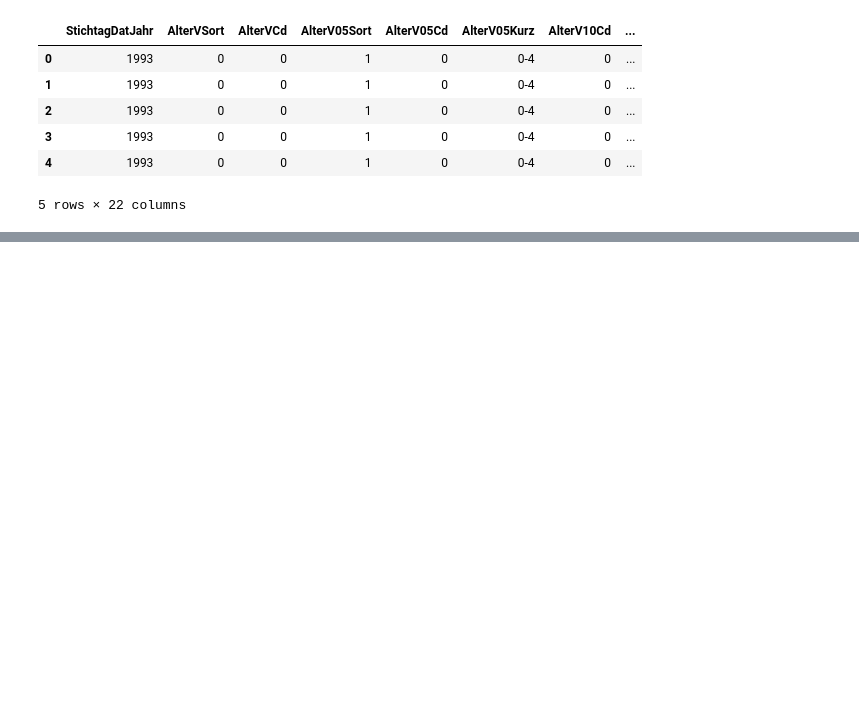
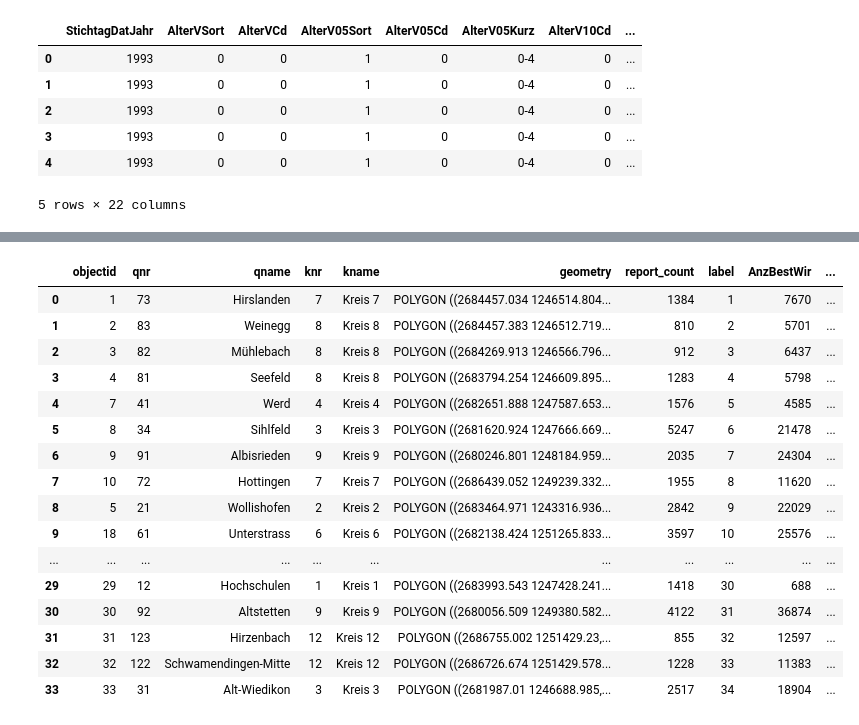
Before and after one commit to dnugent01/zurich-urban-issues, a Jupyter notebook: notebooks/analysis.ipynb, the cells around one changed output, grey strips where cells are left out. Saved outputs shown, nothing was run; the diff lists cells and outputs as text; code cells hidden in the pictures; blank space fills up the shorter version.

```diff
--- a/notebooks/analysis.ipynb
+++ b/notebooks/analysis.ipynb
@@ -749,0 +768,5 @@ The dataset is extremely large as it not only splits population by quartier, but
+# %%
+zurich_population_2025 = zurich_population_2025[
+    ["StichtagDatJahr","QuarLang", "AnzBestWir"]
+    ]
+zurich_population_2025.shape #number of rows and columns
@@ -749,0 +840,24 @@ The dataset is extremely large as it not only splits population by quartier, but
+# %%
+quartier_reports_per_capita["reports_per_capita"] = (
+    quartier_reports_per_capita["report_count"]/quartier_reports_per_capita["AnzBestWir"]
+)
+
+quartier_reports_per_capita.head()
+# %% [output]
+|  | objectid | qnr | qname | knr | kname | geometry | report_count | label | AnzBestWir | ... |
+| 0 | 1 | 73 | Hirslanden | 7 | Kreis 7 | POLYGON ((2684457.034 1246514.804... | 1384 | 1 | 7670 | ... |
+| 1 | 2 | 83 | Weinegg | 8 | Kreis 8 | POLYGON ((2684457.383 1246512.719... | 810 | 2 | 5701 | ... |
+| 2 | 3 | 82 | Mühlebach | 8 | Kreis 8 | POLYGON ((2684269.913 1246566.796... | 912 | 3 | 6437 | ... |
+| 3 | 4 | 81 | Seefeld | 8 | Kreis 8 | POLYGON ((2683794.254 1246609.895... | 1283 | 4 | 5798 | ... |
+| 4 | 7 | 41 | Werd | 4 | Kreis 4 | POLYGON ((2682651.888 1247587.653... | 1576 | 5 | 4585 | ... |
+| 5 | 8 | 34 | Sihlfeld | 3 | Kreis 3 | POLYGON ((2681620.924 1247666.669... | 5247 | 6 | 21478 | ... |
+| 6 | 9 | 91 | Albisrieden | 9 | Kreis 9 | POLYGON ((2680246.801 1248184.959... | 2035 | 7 | 24304 | ... |
+| 7 | 10 | 72 | Hottingen | 7 | Kreis 7 | POLYGON ((2686439.052 1249239.332... | 1955 | 8 | 11620 | ... |
+| 8 | 5 | 21 | Wollishofen | 2 | Kreis 2 | POLYGON ((2683464.971 1243316.936... | 2842 | 9 | 22029 | ... |
+| 9 | 18 | 61 | Unterstrass | 6 | Kreis 6 | POLYGON ((2682138.424 1251265.833... | 3597 | 10 | 25576 | ... |
+| ... | ... | ... | ... | ... | ... | ... | ... | ... | ... | ... |
+| 29 | 29 | 12 | Hochschulen | 1 | Kreis 1 | POLYGON ((2683993.543 1247428.241... | 1418 | 30 | 688 | ... |
+| 30 | 30 | 92 | Altstetten | 9 | Kreis 9 | POLYGON ((2680056.509 1249380.582... | 4122 | 31 | 36874 | ... |
+| 31 | 31 | 123 | Hirzenbach | 12 | Kreis 12 | POLYGON ((2686755.002 1251429.23,... | 855 | 32 | 12597 | ... |
+| 32 | 32 | 122 | Schwamendingen-Mitte | 12 | Kreis 12 | POLYGON ((2686726.674 1251429.578... | 1228 | 33 | 11383 | ... |
+| 33 | 33 | 31 | Alt-Wiedikon | 3 | Kreis 3 | POLYGON ((2681987.01 1246688.985,... | 2517 | 34 | 18904 | ... |
```
Also changed, not shown: parts of 32 cells of this notebook, 3 other files.
